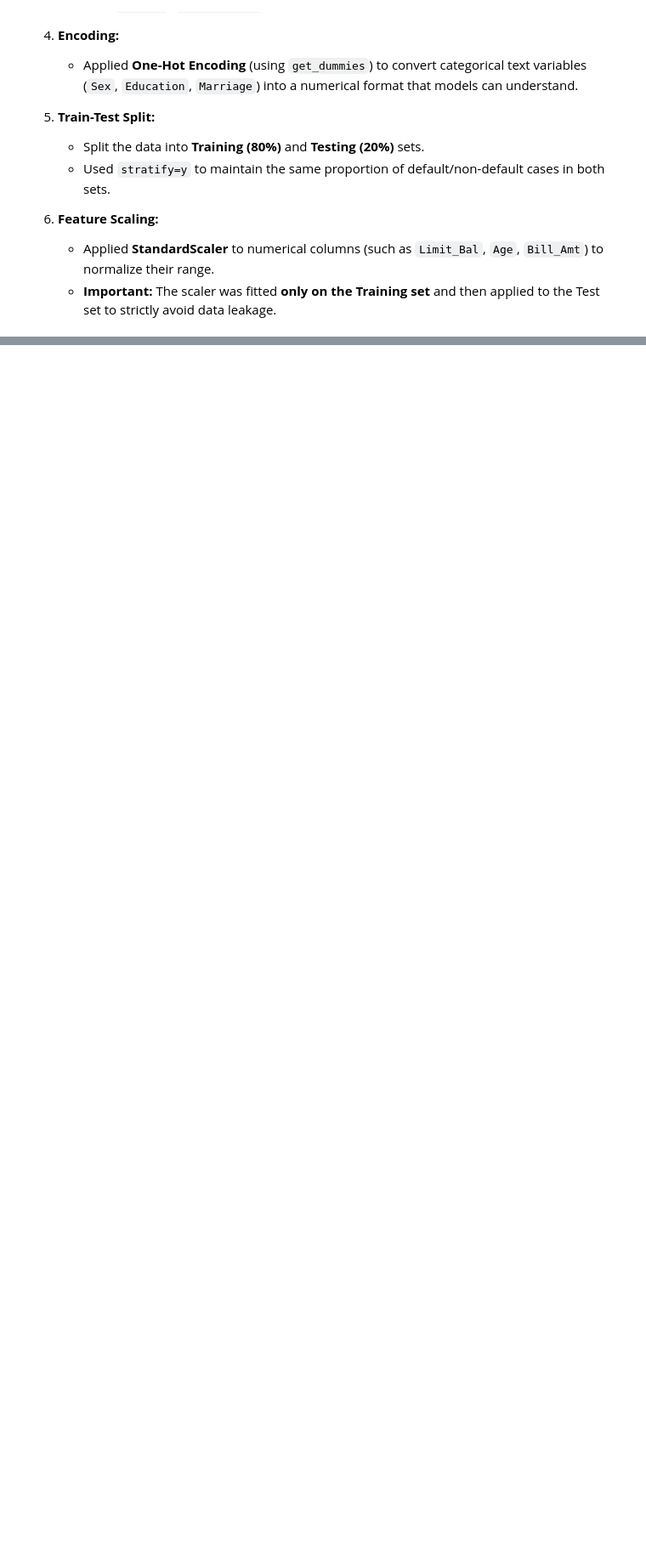
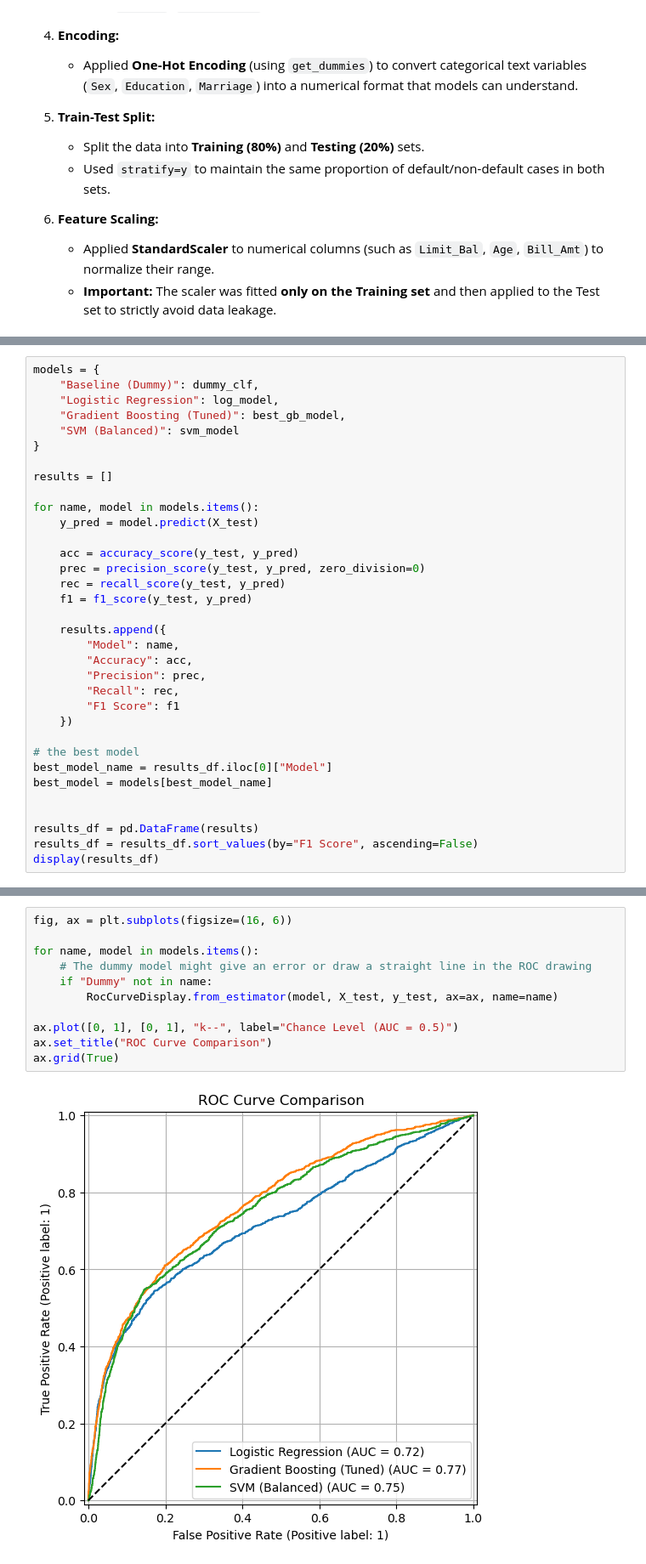
Before and after one commit to halimenurizmirli/Credit-Default-Prediction-ML, a Jupyter notebook: notebook.ipynb, the cells around one changed output, grey strips where cells are left out. Shown at 85% size. Drawn from its saved outputs; the diff is of its cells as text; blank space fills up the shorter version.

```diff
--- a/notebook.ipynb
+++ b/notebook.ipynb
@@ -135,0 +317,34 @@ In this section, we prepared the raw dataset for machine learning models through
+# %%
+models = {
+    "Baseline (Dummy)": dummy_clf,
+    "Logistic Regression": log_model,
+    "Gradient Boosting (Tuned)": best_gb_model,
+    "SVM (Balanced)": svm_model
+}
+
+results = []
+
+for name, model in models.items():
+    y_pred = model.predict(X_test)
+
+    acc = accuracy_score(y_test, y_pred)
+    prec = precision_score(y_test, y_pred, zero_division=0)
+    rec = recall_score(y_test, y_pred)
+    f1 = f1_score(y_test, y_pred)
+
+    results.append({
+        "Model": name,
+        "Accuracy": acc,
+        "Precision": prec,
+        "Recall": rec,
+        "F1 Score": f1
+    })
+
+# the best model
+best_model_name = results_df.iloc[0]["Model"]
+best_model = models[best_model_name]
+
+
+results_df = pd.DataFrame(results)
+results_df = results_df.sort_values(by="F1 Score", ascending=False)
+display(results_df)
@@ -135,0 +357,13 @@ In this section, we prepared the raw dataset for machine learning models through
+# %%
+fig, ax = plt.subplots(figsize=(16, 6))
+
+for name, model in models.items():
+    # The dummy model might give an error or draw a straight line in the ROC drawing
+    if "Dummy" not in name:
+        RocCurveDisplay.from_estimator(model, X_test, y_test, ax=ax, name=name)
+
+ax.plot([0, 1], [0, 1], "k--", label="Chance Level (AUC = 0.5)")
+ax.set_title("ROC Curve Comparison")
+ax.grid(True)
+# %% [output]
+[figure, added]
```
Also changed, not shown: parts of 18 cells of this notebook, 1 other file.
